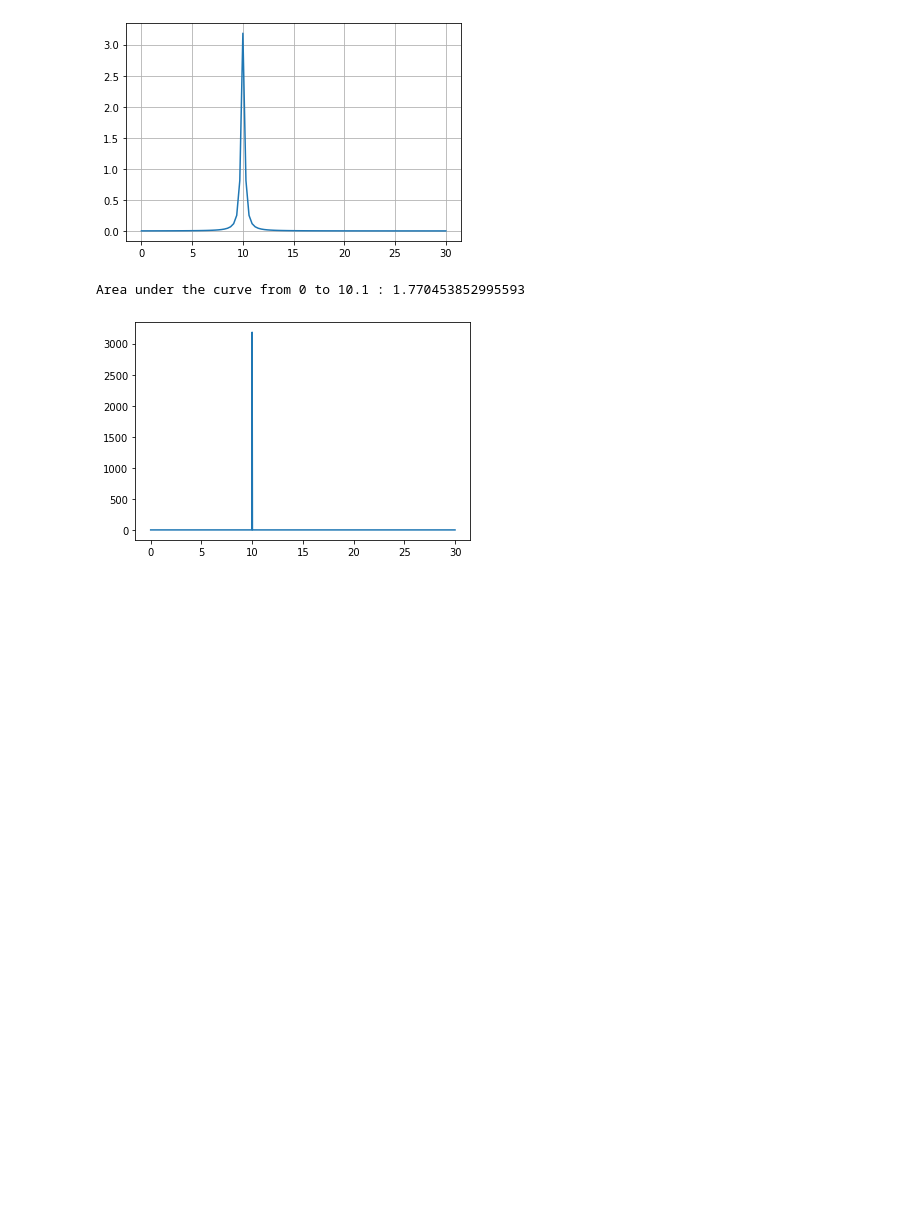
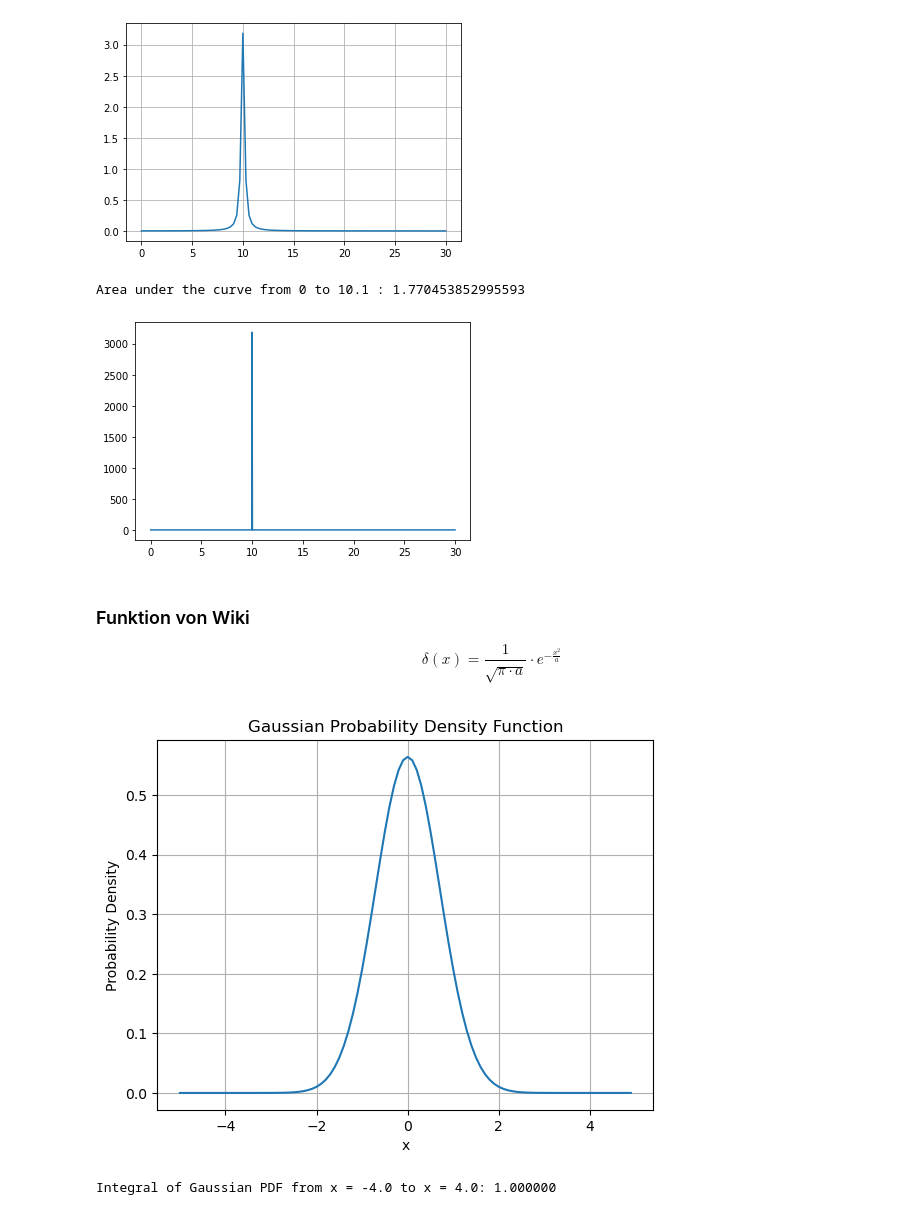
Before and after one commit to ManuelSVN/Nolting-Band-3, a Jupyter notebook: 1.1 Dirac’sche δ-Funktion.ipynb, the cells around one changed output. Cells and saved outputs as stored; diff of their text form; code cells hidden in the pictures; blank space fills up the shorter version.

```diff
--- a/1.1 Dirac’sche δ-Funktion.ipynb
+++ b/1.1 Dirac’sche δ-Funktion.ipynb
@@ -47,3 +48,51 @@ print("Area under the curve from 0 to", b, ":", area_under_curve)
 # %% [output]
 Area under the curve from 0 to 10.1 : 1.770453852995593
 [figure]
+# %% [markdown]
+### Funktion von Wiki
+$$
+\delta(x) = \frac{1}{{\sqrt{\pi \cdot a}}} \cdot e^{-\frac{x^2}{a}}
+$$
+# %%
+import numpy as np
+import matplotlib.pyplot as plt
+
+def gaussian_pdf(x, a):
+    return (1 / np.sqrt(np.pi * a)) * np.exp(-x**2 / a)
+
+# Generating x values from -5 to 5 with step 0.1
+x = np.arange(-5, 5, 0.1)
+
+# Setting the value of 'a'
+a = 1.0
+
+# Calculating the corresponding y values using the Gaussian PDF formula
+y = gaussian_pdf(x, a)
+
+# Plotting the Gaussian curve
+plt.plot(x, y)
+plt.xlabel('x')
+plt.ylabel('Probability Density')
+plt.title('Gaussian Probability Density Function')
+plt.grid(True)
+plt.show()
+# %% [output]
+[figure, added]
+# %%
+import numpy as np
+from scipy import integrate
+
+def gaussian_pdf(x, a):
+    return (1 / np.sqrt(np.pi * a)) * np.exp(-x**2 / a)
+
+# Constants
+a = 1.0
+x1 = -4.0
+x2 = 4.0
+
+# Perform numerical integration using scipy
+result, _ = integrate.quad(gaussian_pdf, x1, x2, args=(a))
+
+print("Integral of Gaussian PDF from x = {} to x = {}: {:.6f}".format(x1, x2, result))
+# %% [output]
+Integral of Gaussian PDF from x = -4.0 to x = 4.0: 1.000000
```
Also changed, not shown: parts of 2 cells of this notebook.
